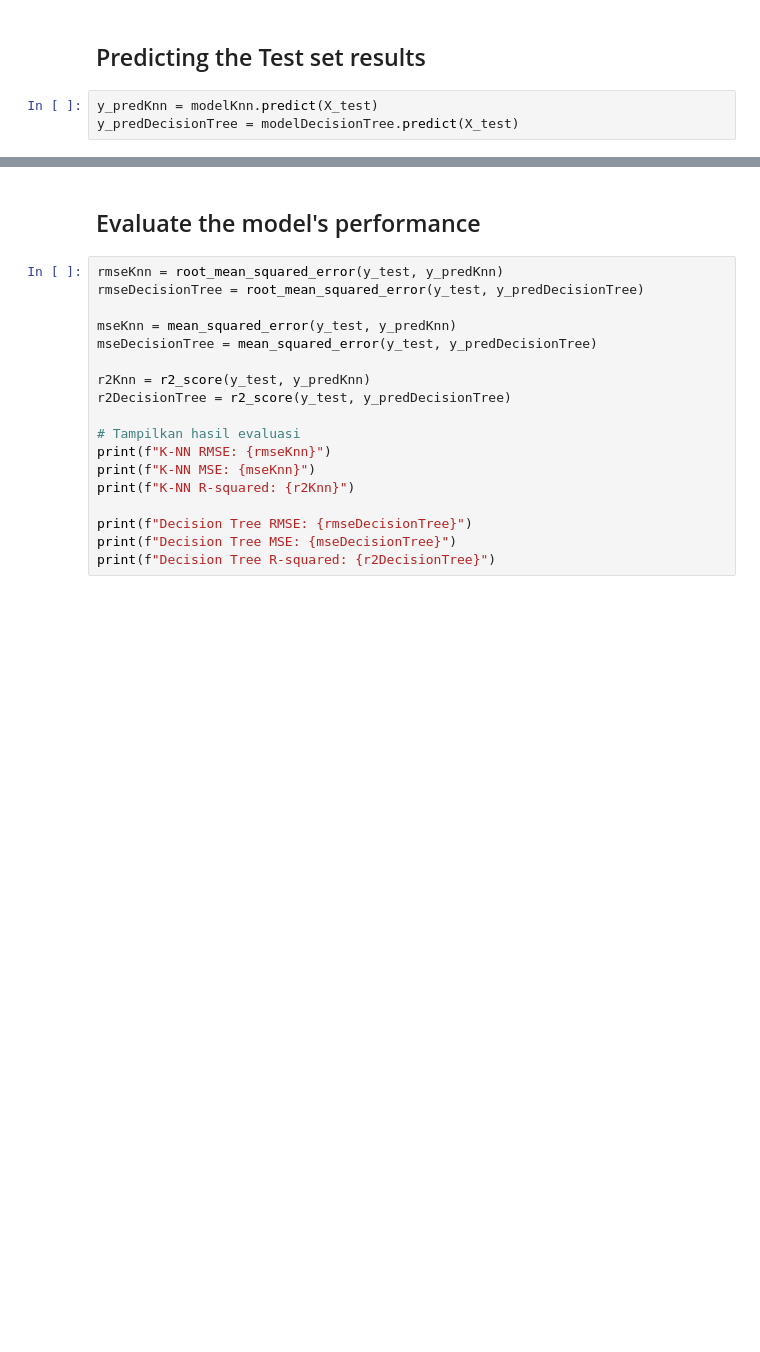
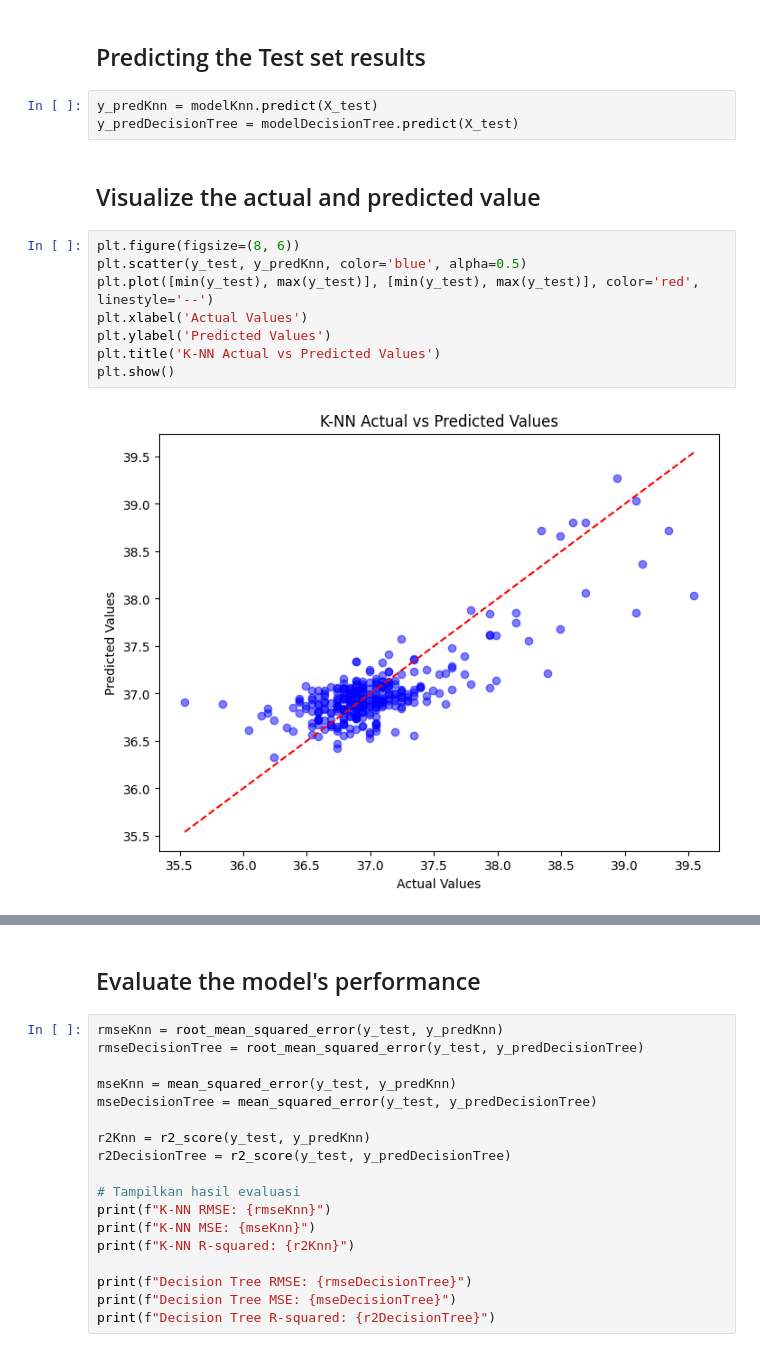
Before and after one commit to yogapatangga/MachineLearning, a Jupyter notebook: Week 03/Regression_Infrared.ipynb, the cells around one changed output, grey strips where cells are left out. Saved outputs shown, nothing was run; the diff lists cells and outputs as text; blank space fills up the shorter version.

```diff
--- a/Week 03/Regression_Infrared.ipynb
+++ b/Week 03/Regression_Infrared.ipynb
@@ -112,3 +112,15 @@ modelDecisionTree = DecisionTreeRegressor().fit(X_train, y_train)
 # %%
 y_predKnn = modelKnn.predict(X_test)
 y_predDecisionTree = modelDecisionTree.predict(X_test)
+# %% [markdown]
+## Visualize the actual and predicted value
+# %%
+plt.figure(figsize=(8, 6))
+plt.scatter(y_test, y_predKnn, color='blue', alpha=0.5)
+plt.plot([min(y_test), max(y_test)], [min(y_test), max(y_test)], color='red', linestyle='--')
+plt.xlabel('Actual Values')
+plt.ylabel('Predicted Values')
+plt.title('K-NN Actual vs Predicted Values')
+plt.show()
+# %% [output]
+[figure, added]
```
Also changed, not shown: parts of 1 cell of this notebook.
